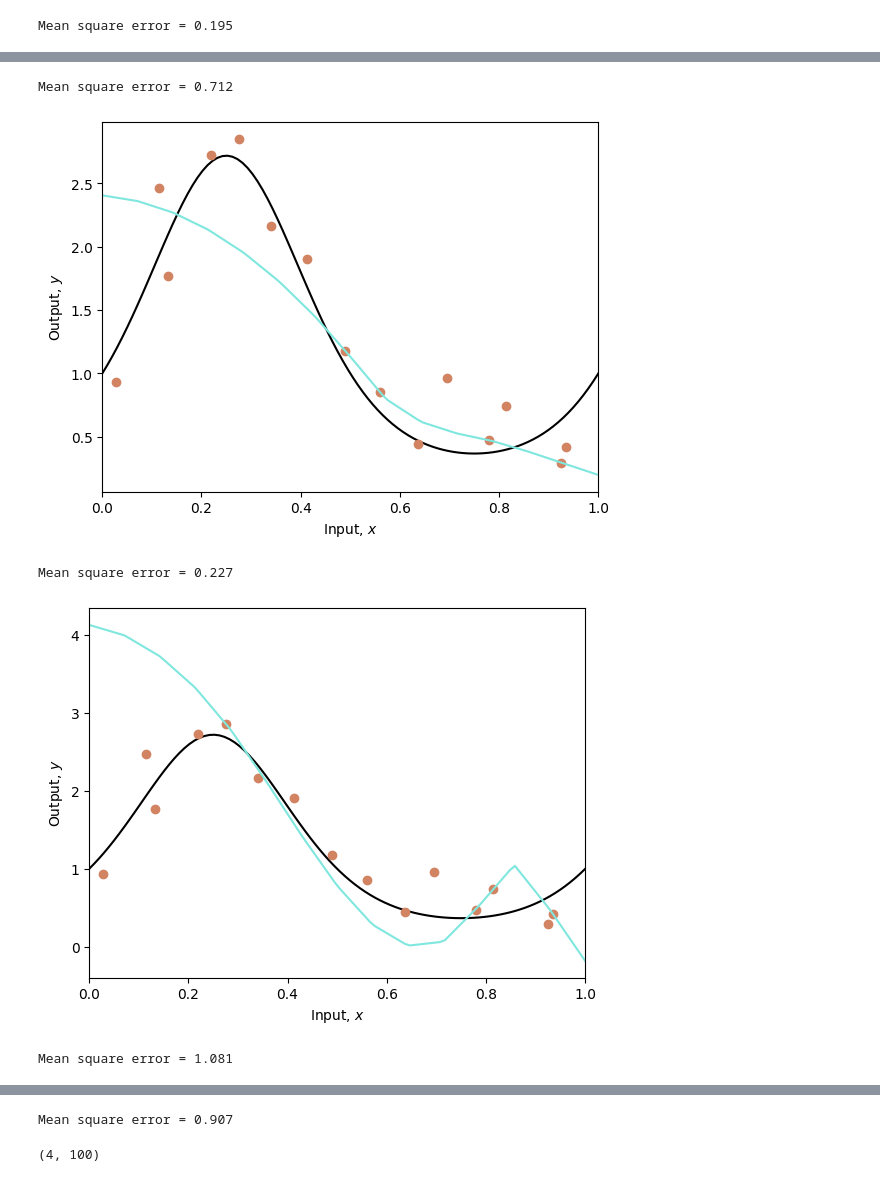
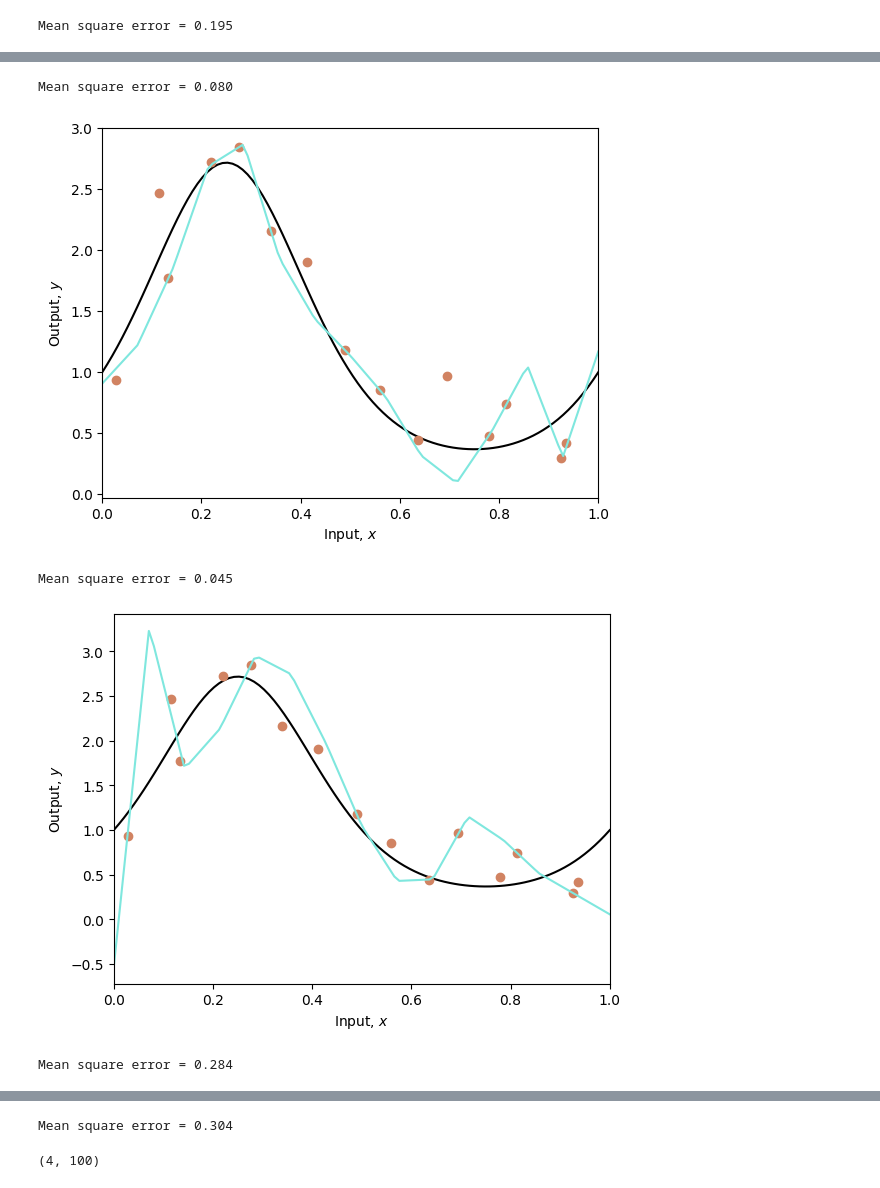
Before and after one commit to womogenes/deep-learning-study, a Jupyter notebook: notebooks/Chap09/9_3_Ensembling.ipynb, the cells around one changed output, grey strips where cells are left out. Cells and saved outputs as stored; diff of their text form; code cells hidden in the pictures.

```diff
--- a/notebooks/Chap09/9_3_Ensembling.ipynb
+++ b/notebooks/Chap09/9_3_Ensembling.ipynb
@@ -143,7 +143,7 @@ all_y_model = np.zeros((n_model, len(y_model)))
 for c_model in range(n_model):
     # TODO Sample data indices with replacement (use np.random.choice)
     # Replace this line
-    resampled_indices = np.random.choice(np.arange(0,n_data,1), n_model);
+    resampled_indices = np.random.choice(np.arange(0,n_data,1), n_data);
 
     # Extract the resampled x and y data
     x_data_resampled = x_data[resampled_indices]
@@ -169,5 +169,5 @@ for c_model in range(n_model):
-Mean square error = 0.712
+Mean square error = 0.080
-[figure, old version]
+[figure, new version]
-Mean square error = 0.227
+Mean square error = 0.045
-[figure, old version]
+[figure, new version]
-Mean square error = 1.081
+Mean square error = 0.284
@@ -175,4 +175,4 @@ Mean square error = 1.081
-Mean square error = 0.907
+Mean square error = 0.304
 # %%
 print(all_y_model.shape)
 # %% [output]
```
Also changed, not shown: parts of 3 cells of this notebook, 3 other files.
